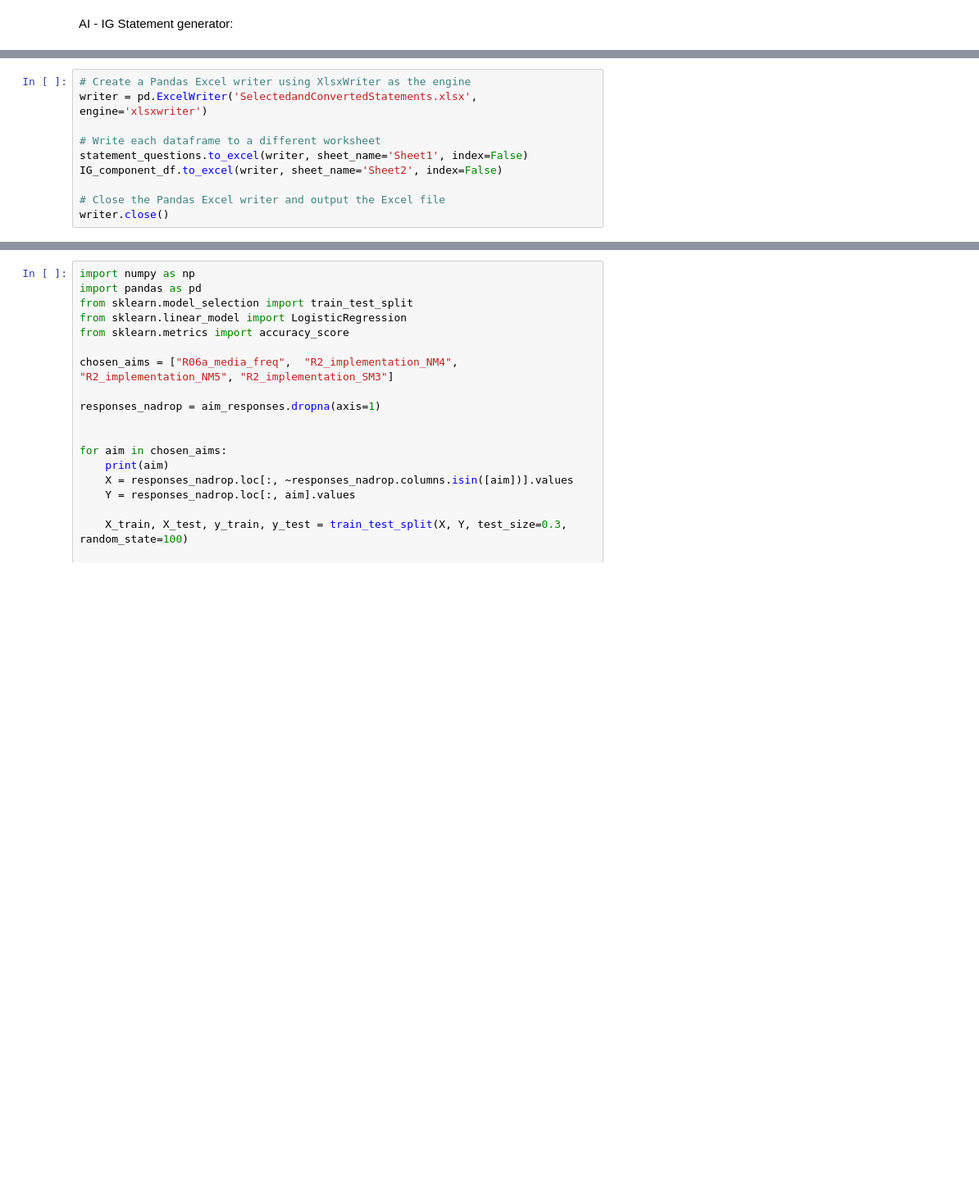
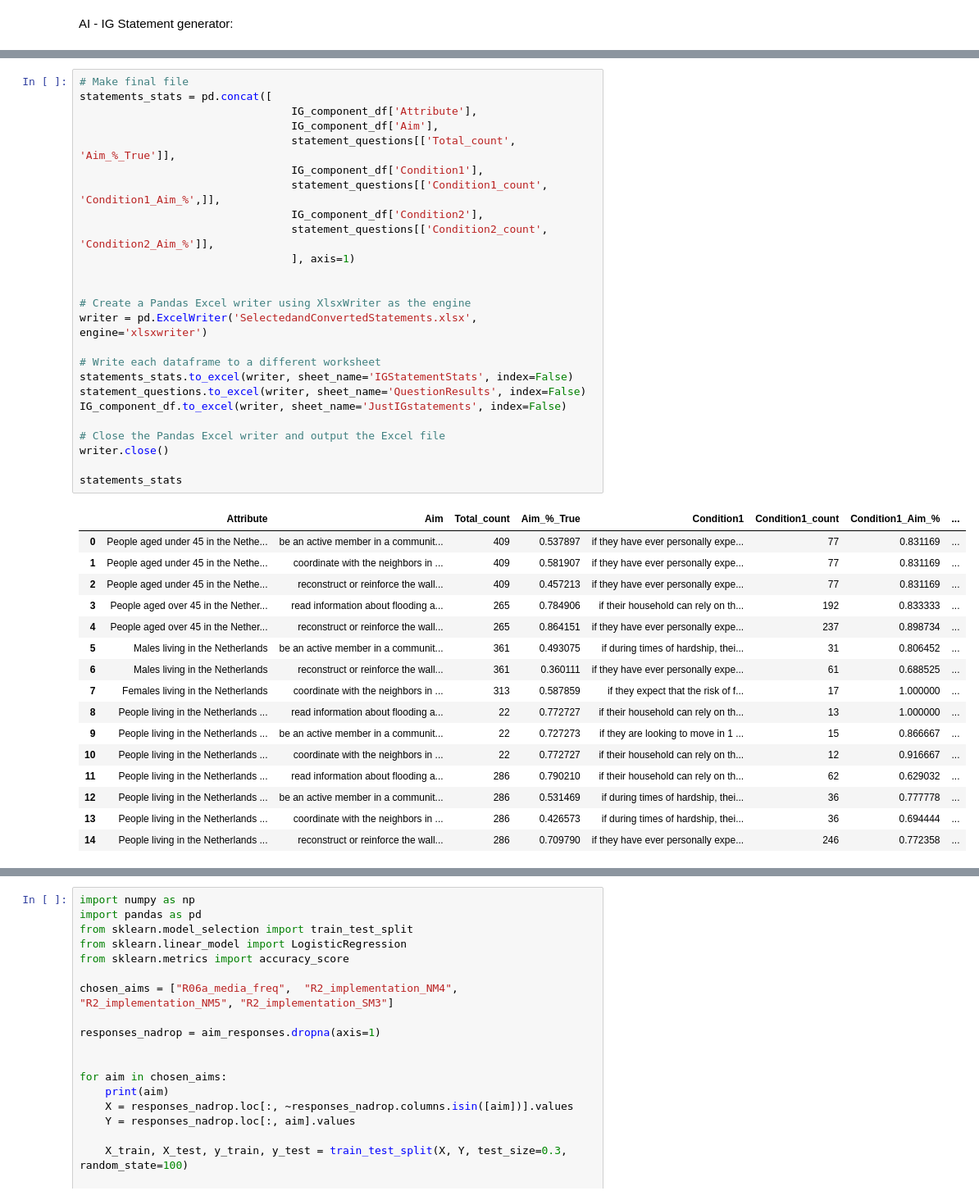
Before and after one commit to GeorgeGitHubbins/MScThesis-Extracting-InformalRules-from-Surveys, a Jupyter notebook: ReadSCALAR.ipynb, the cells around one changed output, grey strips where cells are left out. Shown at 82% size. Cells and saved outputs as stored; diff of their text form; blank space fills up the shorter version.

```diff
--- a/ReadSCALAR.ipynb
+++ b/ReadSCALAR.ipynb
@@ -542,10 +567,42 @@ display(IG_component_df)
 # %%
+# Make final file
+statements_stats = pd.concat([
+                                 IG_component_df['Attribute'],
+                                 IG_component_df['Aim'],
+                                 statement_questions[['Total_count', 'Aim_%_True']],
+                                 IG_component_df['Condition1'],
+                                 statement_questions[['Condition1_count', 'Condition1_Aim_%',]],
+                                 IG_component_df['Condition2'],
+                                 statement_questions[['Condition2_count', 'Condition2_Aim_%']],
+                                 ], axis=1)
+
+
 # Create a Pandas Excel writer using XlsxWriter as the engine
 writer = pd.ExcelWriter('SelectedandConvertedStatements.xlsx', engine='xlsxwriter')
 
 # Write each dataframe to a different worksheet
-statement_questions.to_excel(writer, sheet_name='Sheet1', index=False)
-IG_component_df.to_excel(writer, sheet_name='Sheet2', index=False)
+statements_stats.to_excel(writer, sheet_name='IGStatementStats', index=False)
+statement_questions.to_excel(writer, sheet_name='QuestionResults', index=False)
+IG_component_df.to_excel(writer, sheet_name='JustIGstatements', index=False)
 
 # Close the Pandas Excel writer and output the Excel file
 writer.close()
+
+statements_stats
+# %% [output]
+|  | Attribute | Aim | Total_count | Aim_%_True | Condition1 | Condition1_count | Condition1_Aim_% | ... |
+| 0 | People aged under 45 in the Nethe... | be an active member in a communit... | 409 | 0.537897 | if they have ever personally expe... | 77 | 0.831169 | ... |
+| 1 | People aged under 45 in the Nethe... | coordinate with the neighbors in ... | 409 | 0.581907 | if they have ever personally expe... | 77 | 0.831169 | ... |
+| 2 | People aged under 45 in the Nethe... | reconstruct or reinforce the wall... | 409 | 0.457213 | if they have ever personally expe... | 77 | 0.831169 | ... |
+| 3 | People aged over 45 in the Nether... | read information about flooding a... | 265 | 0.784906 | if their household can rely on th... | 192 | 0.833333 | ... |
+| 4 | People aged over 45 in the Nether... | reconstruct or reinforce the wall... | 265 | 0.864151 | if they have ever personally expe... | 237 | 0.898734 | ... |
+| 5 | Males living in the Netherlands | be an active member in a communit... | 361 | 0.493075 | if during times of hardship, thei... | 31 | 0.806452 | ... |
+| 6 | Males living in the Netherlands | reconstruct or reinforce the wall... | 361 | 0.360111 | if they have ever personally expe... | 61 | 0.688525 | ... |
+| 7 | Females living in the Netherlands | coordinate with the neighbors in ... | 313 | 0.587859 | if they expect that the risk of f... | 17 | 1.000000 | ... |
+| 8 | People living in the Netherlands ... | read information about flooding a... | 22 | 0.772727 | if their household can rely on th... | 13 | 1.000000 | ... |
+| 9 | People living in the Netherlands ... | be an active member in a communit... | 22 | 0.727273 | if they are looking to move in 1 ... | 15 | 0.866667 | ... |
+| 10 | People living in the Netherlands ... | coordinate with the neighbors in ... | 22 | 0.772727 | if their household can rely on th... | 12 | 0.916667 | ... |
+| 11 | People living in the Netherlands ... | read information about flooding a... | 286 | 0.790210 | if their household can rely on th... | 62 | 0.629032 | ... |
+| 12 | People living in the Netherlands ... | be an active member in a communit... | 286 | 0.531469 | if during times of hardship, thei... | 36 | 0.777778 | ... |
+| 13 | People living in the Netherlands ... | coordinate with the neighbors in ... | 286 | 0.426573 | if during times of hardship, thei... | 36 | 0.694444 | ... |
+| 14 | People living in the Netherlands ... | reconstruct or reinforce the wall... | 286 | 0.709790 | if they have ever personally expe... | 246 | 0.772358 | ... |
```
Also changed, not shown: parts of 14 cells of this notebook, 2 other files.
